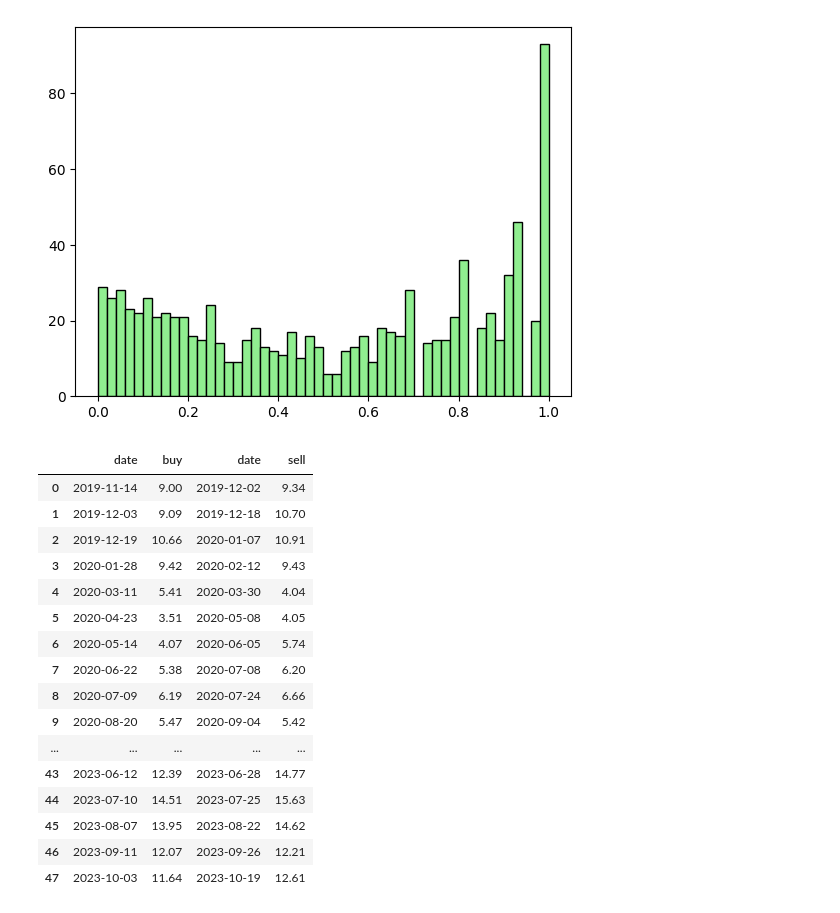
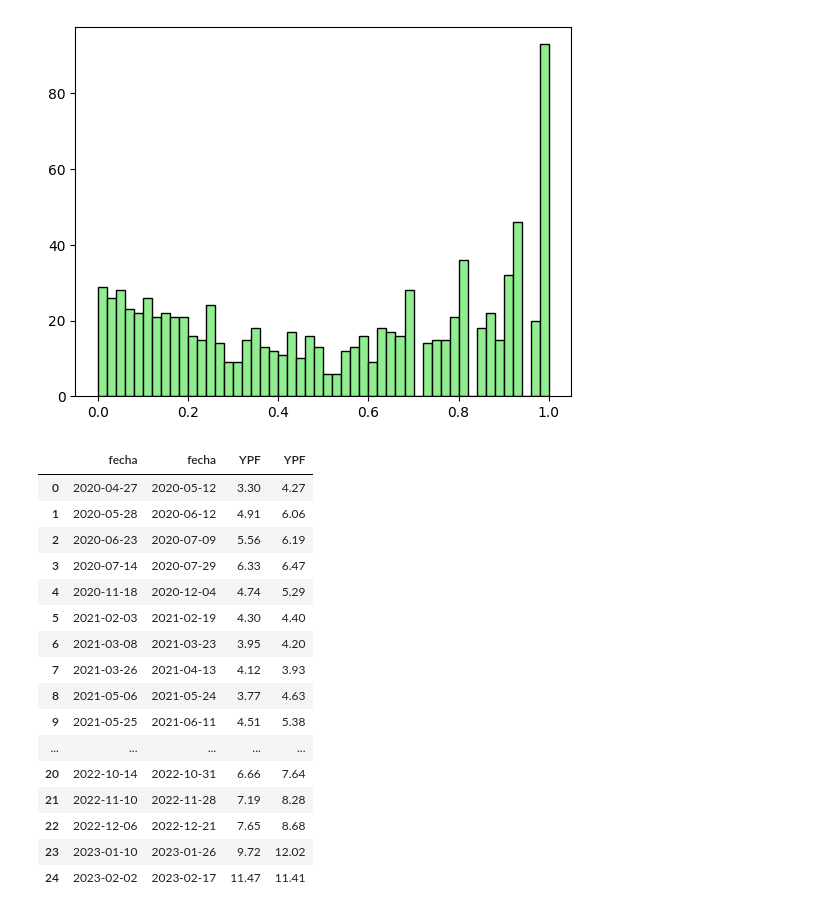
Before and after one commit to SaidJacobo/forex_ml_bot, a Jupyter notebook: Check results.ipynb, the cells around one changed output. Saved outputs shown, nothing was run; the diff lists cells and outputs as text; code cells hidden in the pictures.

```diff
--- a/Check results.ipynb
+++ b/Check results.ipynb
@@ -46,0 +117,41 @@ prices = pd.read_csv(os.path.join('./data', 'ypf.csv'))
+# %%
+buys = buys.sort_values(by='fecha')
+sells = sells.sort_values(by='fecha')
+
+
+# renombro las columnas
+column_names = {}
+for column in buys.columns:
+    if column != 'fecha':
+        column_names[column] = f'{column}_buy'
+
+buys = buys.rename(columns=column_names)
+
+column_names = {}
+for column in sells.columns:
+    if column != 'fecha':
+        column_names[column] = f'{column}_sell'
+
+sells = sells.rename(columns=column_names)
+
+operations = pd.concat(
+    [
+        buys,
+        sells
+    ], axis=1, join="inner"
+)
+
+sum_buy = 0
+sum_sell = 0
+profit_list = []
+
+for ticker in tickers:
+    sum_buy += operations[f'{ticker}_buy'].sum()
+    sum_sell += operations[f'{ticker}_sell'].sum()
+
+    final_profit = sum_sell - sum_buy
+    profit_list.append(final_profit)
+
+    print(f'{ticker}: {final_profit}')
+
+mean(profit_list)
@@ -220,27 +455,29 @@ plt.hist(performance.y_pred, color='lightgreen', ec='black', bins=50)
 plt.show()
 # %% [output]
 [figure]
+# %%
+buys = buys.rename(columns={''})
 # %%
-operations = pd.concat([buys, sells], axis=1, join="inner")
+operations = pd.concat([buys[buys['YPF'].notna()], sells[sells['YPF'].notna()]], axis=1, join="inner")[['fecha','YPF']]
 operations
 # %% [output]
-|  | date | buy | date | sell |
-| 0 | 2019-11-14 | 9.00 | 2019-12-02 | 9.34 |
-| 1 | 2019-12-03 | 9.09 | 2019-12-18 | 10.70 |
-| 2 | 2019-12-19 | 10.66 | 2020-01-07 | 10.91 |
-| 3 | 2020-01-28 | 9.42 | 2020-02-12 | 9.43 |
-| 4 | 2020-03-11 | 5.41 | 2020-03-30 | 4.04 |
-| 5 | 2020-04-23 | 3.51 | 2020-05-08 | 4.05 |
-| 6 | 2020-05-14 | 4.07 | 2020-06-05 | 5.74 |
-| 7 | 2020-06-22 | 5.38 | 2020-07-08 | 6.20 |
-| 8 | 2020-07-09 | 6.19 | 2020-07-24 | 6.66 |
-| 9 | 2020-08-20 | 5.47 | 2020-09-04 | 5.42 |
+|  | fecha | fecha | YPF | YPF |
+| 0 | 2020-04-27 | 2020-05-12 | 3.30 | 4.27 |
+| 1 | 2020-05-28 | 2020-06-12 | 4.91 | 6.06 |
+| 2 | 2020-06-23 | 2020-07-09 | 5.56 | 6.19 |
+| 3 | 2020-07-14 | 2020-07-29 | 6.33 | 6.47 |
+| 4 | 2020-11-18 | 2020-12-04 | 4.74 | 5.29 |
+| 5 | 2021-02-03 | 2021-02-19 | 4.30 | 4.40 |
+| 6 | 2021-03-08 | 2021-03-23 | 3.95 | 4.20 |
+| 7 | 2021-03-26 | 2021-04-13 | 4.12 | 3.93 |
+| 8 | 2021-05-06 | 2021-05-24 | 3.77 | 4.63 |
+| 9 | 2021-05-25 | 2021-06-11 | 4.51 | 5.38 |
 | ... | ... | ... | ... | ... |
-| 43 | 2023-06-12 | 12.39 | 2023-06-28 | 14.77 |
-| 44 | 2023-07-10 | 14.51 | 2023-07-25 | 15.63 |
-| 45 | 2023-08-07 | 13.95 | 2023-08-22 | 14.62 |
-| 46 | 2023-09-11 | 12.07 | 2023-09-26 | 12.21 |
-| 47 | 2023-10-03 | 11.64 | 2023-10-19 | 12.61 |
+| 20 | 2022-10-14 | 2022-10-31 | 6.66 | 7.64 |
+| 21 | 2022-11-10 | 2022-11-28 | 7.19 | 8.28 |
+| 22 | 2022-12-06 | 2022-12-21 | 7.65 | 8.68 |
+| 23 | 2023-01-10 | 2023-01-26 | 9.72 | 12.02 |
+| 24 | 2023-02-02 | 2023-02-17 | 11.47 | 11.41 |
 # %%
 operations['positive'] = np.where(operations['buy']>operations['sell'], 0, 1)
 operations['Profit'] = operations['sell'] - operations['buy']
```
Also changed, not shown: parts of 21 cells of this notebook, 5 other files.
